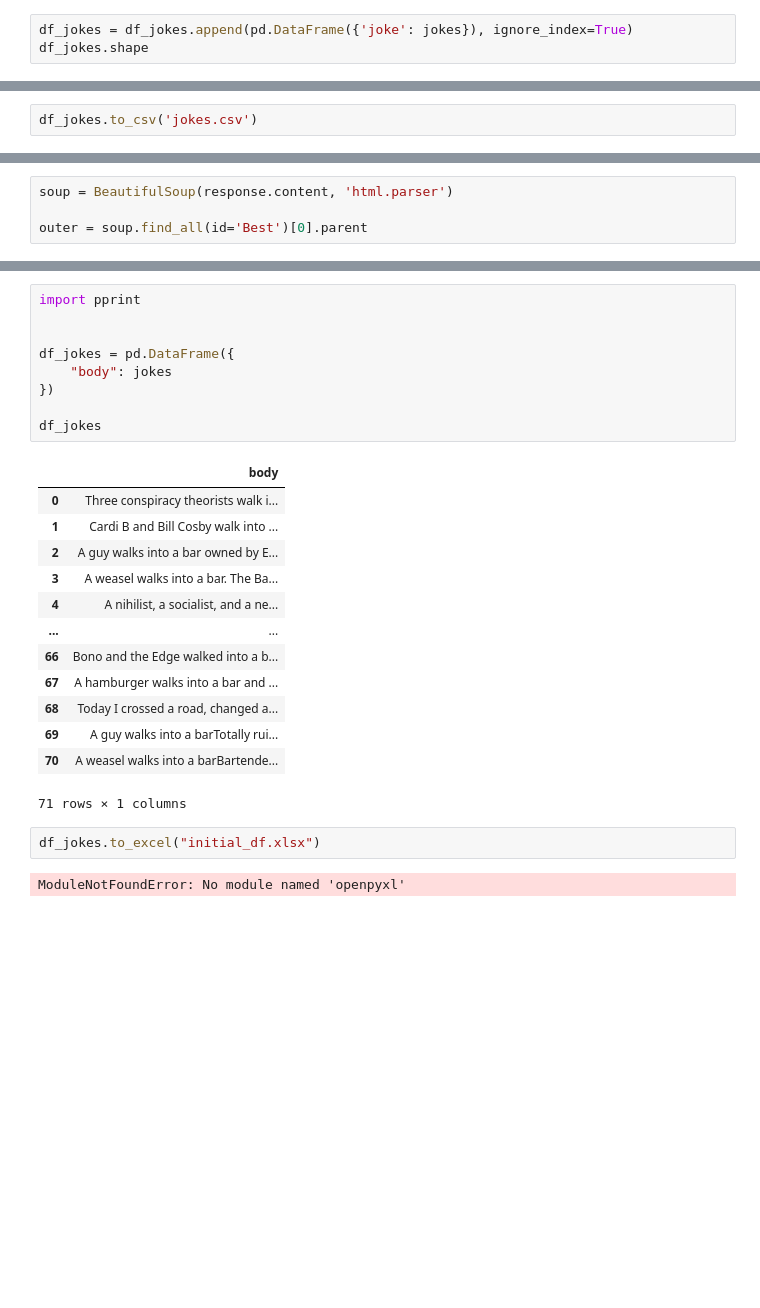
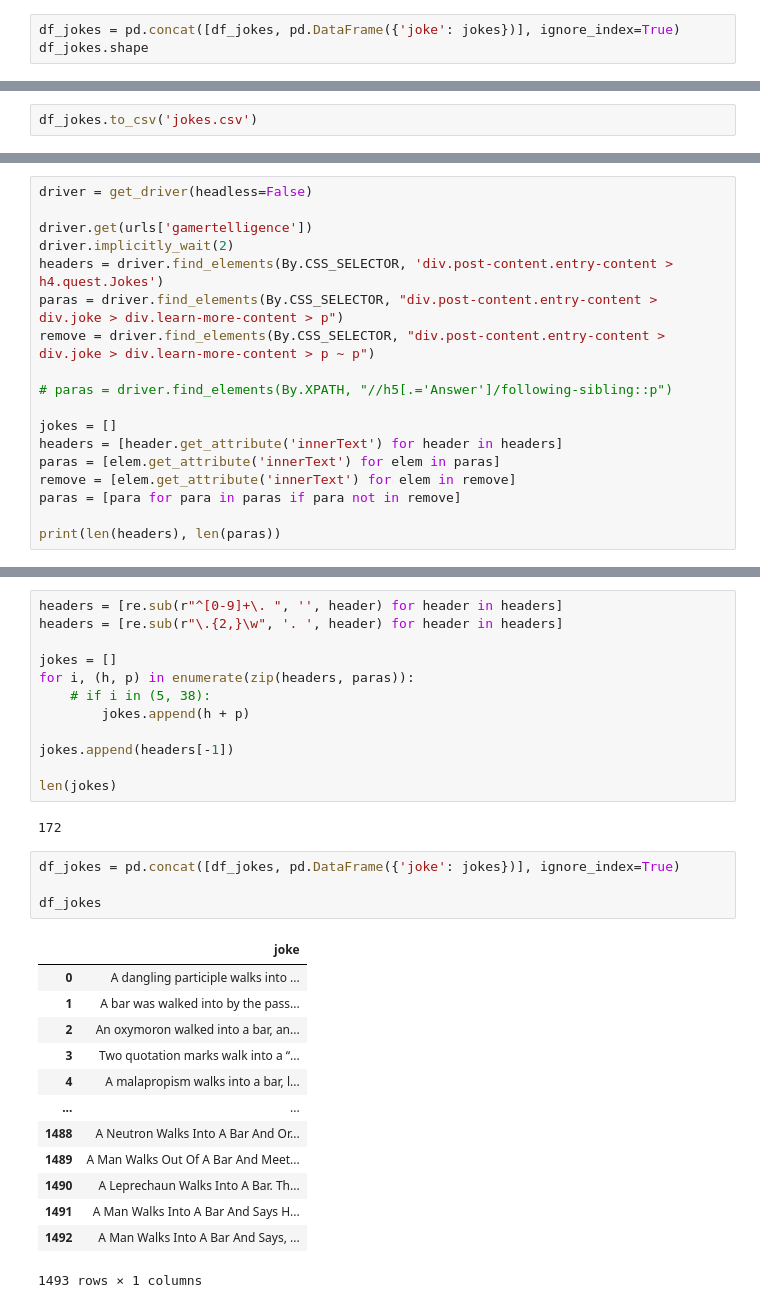
Before and after one commit to s-bose/Walks-into-a-bar-dataset, a Jupyter notebook: walks_into_bar.ipynb, the cells around one changed output, grey strips where cells are left out. Drawn from its saved outputs; the diff is of its cells as text; blank space fills up the shorter version.

```diff
--- a/walks_into_bar.ipynb
+++ b/walks_into_bar.ipynb
@@ -157,7 +158,7 @@ len(jokes)
 # %% [output]
 71
 # %%
-df_jokes = df_jokes.append(pd.DataFrame({'joke': jokes}), ignore_index=True)
+df_jokes = pd.concat([df_jokes, pd.DataFrame({'joke': jokes})], ignore_index=True)
 df_jokes.shape
 # %% [output]
 (141, 1)
@@ -216,4 +220,18 @@ response = requests.get(urls['gamertelligence'], headers=headers)
 # %%
-soup = BeautifulSoup(response.content, 'html.parser')
+driver = get_driver(headless=False)
 
-outer = soup.find_all(id='Best')[0].parent
+driver.get(urls['gamertelligence'])
+driver.implicitly_wait(2)
+headers = driver.find_elements(By.CSS_SELECTOR, 'div.post-content.entry-content > h4.quest.Jokes')
+paras = driver.find_elements(By.CSS_SELECTOR, "div.post-content.entry-content > div.joke > div.learn-more-content > p")
+remove = driver.find_elements(By.CSS_SELECTOR, "div.post-content.entry-content > div.joke > div.learn-more-content > p ~ p")
+
+# paras = driver.find_elements(By.XPATH, "//h5[.='Answer']/following-sibling::p")
+
+jokes = []
+headers = [header.get_attribute('innerText') for header in headers]
+paras = [elem.get_attribute('innerText') for elem in paras]
+remove = [elem.get_attribute('innerText') for elem in remove]
+paras = [para for para in paras if para not in remove]
+
+print(len(headers), len(paras))
@@ -220,27 +240,32 @@ outer = soup.find_all(id='Best')[0].parent
-# %%
-import pprint
-
-
-df_jokes = pd.DataFrame({
-    "body": jokes
-})
-
-df_jokes
-# %% [output]
-|  | body |
-| 0 | Three conspiracy theorists walk i... |
-| 1 | Cardi B and Bill Cosby walk into ... |
-| 2 | A guy walks into a bar owned by E... |
-| 3 | A weasel walks into a bar. The Ba... |
-| 4 | A nihilist, a socialist, and a ne... |
-| ... | ... |
-| 66 | Bono and the Edge walked into a b... |
-| 67 | A hamburger walks into a bar and ... |
-| 68 | Today I crossed a road, changed a... |
-| 69 | A guy walks into a barTotally rui... |
-| 70 | A weasel walks into a barBartende... |
-71 rows × 1 columns
-# %%
-df_jokes.to_excel("initial_df.xlsx")
-# %% [output]
-ModuleNotFoundError: No module named 'openpyxl'
+# %%
+headers = [re.sub(r"^[0-9]+\. ", '', header) for header in headers]
+headers = [re.sub(r"\.{2,}\w", '. ', header) for header in headers]
+
+jokes = []
+for i, (h, p) in enumerate(zip(headers, paras)):
+    # if i in (5, 38):
+        jokes.append(h + p)
+
+jokes.append(headers[-1])
+
+len(jokes)
+# %% [output]
+172
+# %%
+df_jokes = pd.concat([df_jokes, pd.DataFrame({'joke': jokes})], ignore_index=True)
+
+df_jokes
+# %% [output]
+|  | joke |
+| 0 | A dangling participle walks into ... |
+| 1 | A bar was walked into by the pass... |
+| 2 | An oxymoron walked into a bar, an... |
+| 3 | Two quotation marks walk into a “... |
+| 4 | A malapropism walks into a bar, l... |
+| ... | ... |
+| 1488 | A Neutron Walks Into A Bar And Or... |
+| 1489 | A Man Walks Out Of A Bar And Meet... |
+| 1490 | A Leprechaun Walks Into A Bar. Th... |
+| 1491 | A Man Walks Into A Bar And Says H... |
+| 1492 | A Man Walks Into A Bar And Says, ... |
+1493 rows × 1 columns
```
Also changed, not shown: parts of 6 cells of this notebook, 2 other files.
